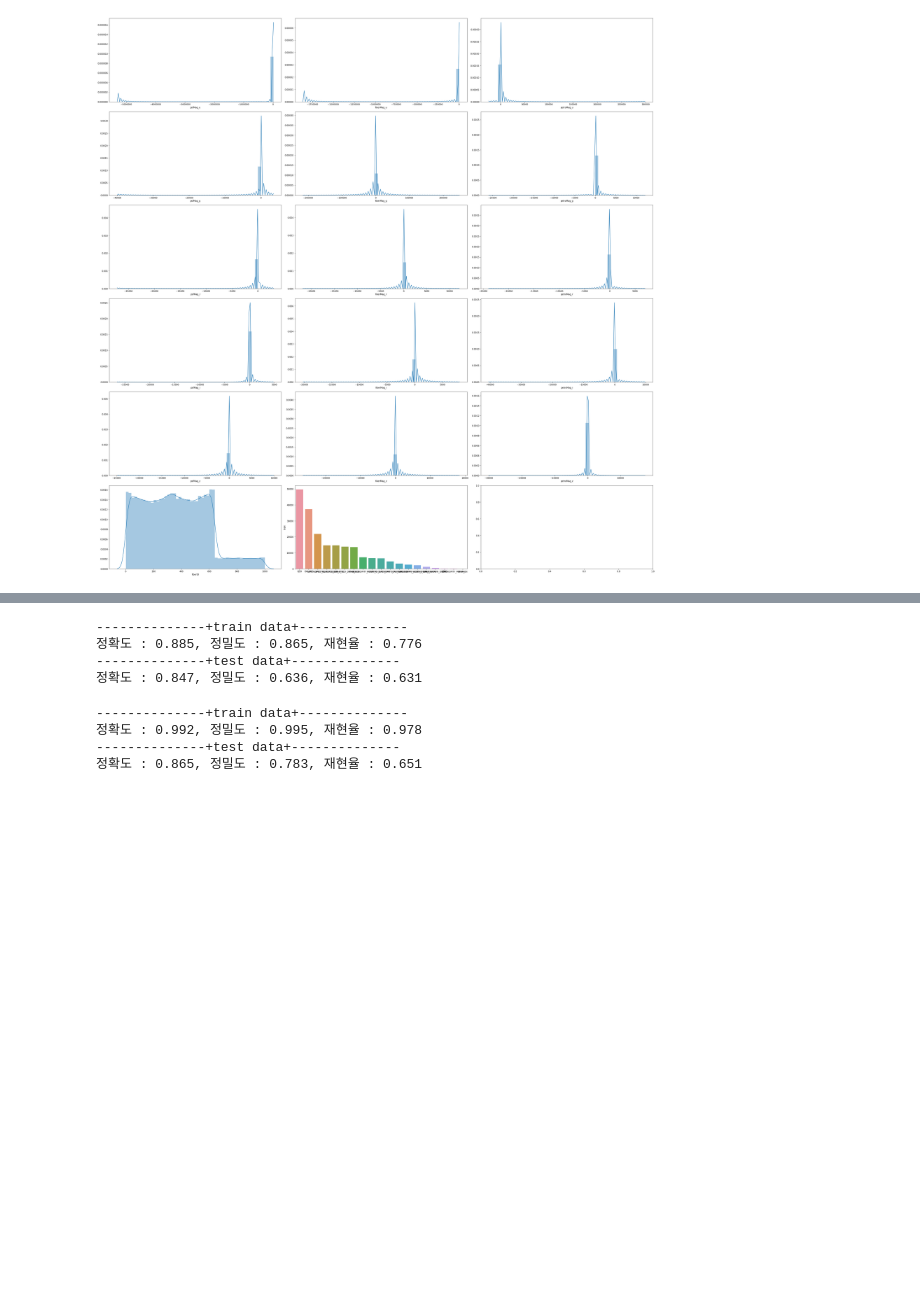
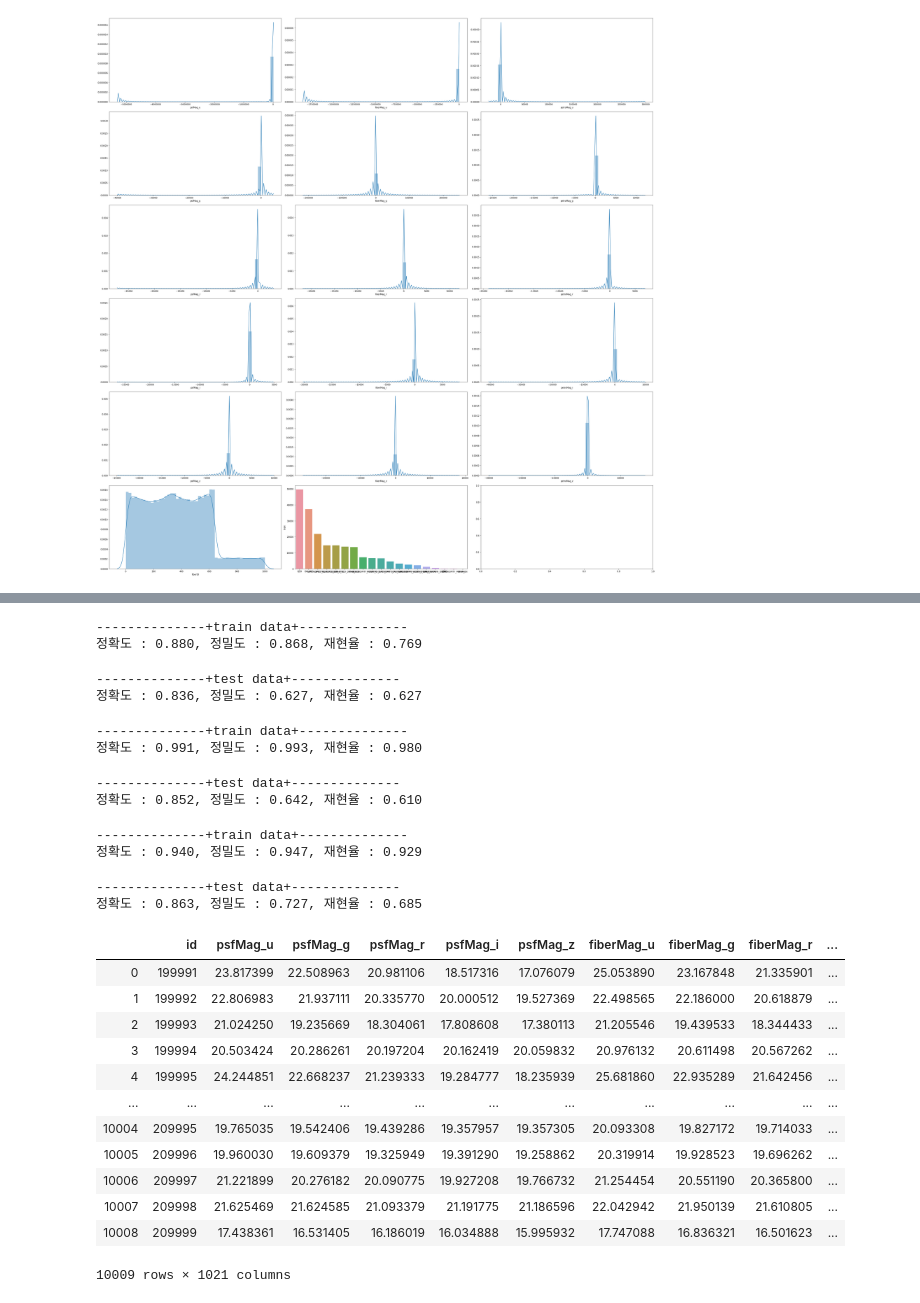
Before and after one commit to idjoopal/MLFW_study, a Jupyter notebook: Dacon/classification_universe.ipynb, the cells around one changed output, grey strips where cells are left out. Drawn from its saved outputs; the diff is of its cells as text; code cells hidden in the pictures; blank space fills up the shorter version.

```diff
--- a/Dacon/classification_universe.ipynb
+++ b/Dacon/classification_universe.ipynb
@@ -24,7 +25,7 @@ from sklearn.metrics import accuracy_score, precision_score, recall_score, f1_sc
 from sklearn.metrics import log_loss
 # %%
 # OPTION_JUPYTER
-pd.set_option('display.max_columns', 500)
+pd.set_option('display.max_columns', 1050)
 pd.set_option('display.width', 1000)
 # %%
 # LOAD dataset
@@ -108,3 +112,33 @@ def remove_outlier2(df, column, target):
     return df_d
+# %%
+def fiberIDXtoDummy(train_df, test_df):
+    train_dum = pd.get_dummies(train_df['fiberID'])
+    train_df_s = pd.merge(train_df, train_dum, left_index=True, right_index=True, how='left')
+
+    test_dum = pd.get_dummies(test_df['fiberID'])
+    test_df_s = pd.merge(test_df, test_dum, left_index=True, right_index=True, how='left')
+
+    for fibID in list(train_df_s['fiberID'].unique()):
+        if fibID not in test_dum:
+            test_df_s[fibID] = 0
+
+    train_df_s = train_df_s.drop(['fiberID'], axis=1)
+    test_df_s = test_df_s.drop(['fiberID', 'type'], axis=1)
+    return train_df_s, test_df_s
+
+def startoDummy(train_df, test_df):
+    train_dum = pd.get_dummies(train_df['fiberID'])
+    train_df_s = pd.merge(train_df, train_dum, left_index=True, right_index=True, how='left')
+
+    test_dum = pd.get_dummies(test_df['fiberID'])
+    test_df_s = pd.merge(test_df, test_dum, left_index=True, right_index=True, how='left')
+
+    for star_type in list(train_df_s['type'].unique()):
+        if star_type not in test_dum:
+            test_df_s[star_type] = 0
+
+    train_df_s = train_df_s.drop(['fiberID'], axis=1)
+    test_df_s = test_df_s.drop(['fiberID'], axis=1)
+    return train_df_s, test_df_s
 # %%
 # FUNCTION : 모델 훈련 예측
@@ -210,3 +263,5 @@ train_R = remove_outlier(train_R, 'modelMag_z')
+# %%
+train_discrete, test_discrete = fiberIDXtoDummy(train_R, test)
 # %%
 # 이상치 제거 후 Histogram
 draw_distplot(train_R)
@@ -229,19 +287,41 @@ Y = train_R['type']
 # %%
 model_tree = DecisionTreeClassifier(criterion='entropy', random_state=1, max_depth=12)
-model_pred(model_tree, X, Y)
+model_tree = train_model(model_tree, X, Y)
 # %% [output]
 --------------+train data+--------------
-정확도 : 0.885, 정밀도 : 0.865, 재현율 : 0.776
---------------+test data+--------------
-정확도 : 0.847, 정밀도 : 0.636, 재현율 : 0.631
+정확도 : 0.880, 정밀도 : 0.868, 재현율 : 0.769
+--------------+test data+--------------
+정확도 : 0.836, 정밀도 : 0.627, 재현율 : 0.627
 # %%
 model_forest = RandomForestClassifier(n_estimators=10, n_jobs=4)
-model_pred(model_forest, X, Y)
+model_forest = train_model(model_forest, X, Y)
 # %% [output]
 --------------+train data+--------------
-정확도 : 0.992, 정밀도 : 0.995, 재현율 : 0.978
---------------+test data+--------------
-정확도 : 0.865, 정밀도 : 0.783, 재현율 : 0.651
+정확도 : 0.991, 정밀도 : 0.993, 재현율 : 0.980
+--------------+test data+--------------
+정확도 : 0.852, 정밀도 : 0.642, 재현율 : 0.610
 # %%
-model_ada = AdaBoostClassifier(base_estimator=model_tree, n_estimators=10, learning_rate=0.1, random_state=1)
-model_pred(model_ada, X, Y)
+model_tree_for_ada = DecisionTreeClassifier(criterion='entropy', random_state=1, max_depth=12)
+model_ada = AdaBoostClassifier(base_estimator=model_tree_for_ada, n_estimators=10, learning_rate=0.1, random_state=1)
+model_ada = train_model(model_ada, X, Y)
+# %% [output]
+--------------+train data+--------------
+정확도 : 0.940, 정밀도 : 0.947, 재현율 : 0.929
+--------------+test data+--------------
+정확도 : 0.863, 정밀도 : 0.727, 재현율 : 0.685
+# %%
+test_discrete
+# %% [output]
+|  | id | psfMag_u | psfMag_g | psfMag_r | psfMag_i | psfMag_z | fiberMag_u | fiberMag_g | fiberMag_r | ... |
+| 0 | 199991 | 23.817399 | 22.508963 | 20.981106 | 18.517316 | 17.076079 | 25.053890 | 23.167848 | 21.335901 | ... |
+| 1 | 199992 | 22.806983 | 21.937111 | 20.335770 | 20.000512 | 19.527369 | 22.498565 | 22.186000 | 20.618879 | ... |
+| 2 | 199993 | 21.024250 | 19.235669 | 18.304061 | 17.808608 | 17.380113 | 21.205546 | 19.439533 | 18.344433 | ... |
+| 3 | 199994 | 20.503424 | 20.286261 | 20.197204 | 20.162419 | 20.059832 | 20.976132 | 20.611498 | 20.567262 | ... |
+| 4 | 199995 | 24.244851 | 22.668237 | 21.239333 | 19.284777 | 18.235939 | 25.681860 | 22.935289 | 21.642456 | ... |
+| ... | ... | ... | ... | ... | ... | ... | ... | ... | ... | ... |
+| 10004 | 209995 | 19.765035 | 19.542406 | 19.439286 | 19.357957 | 19.357305 | 20.093308 | 19.827172 | 19.714033 | ... |
+| 10005 | 209996 | 19.960030 | 19.609379 | 19.325949 | 19.391290 | 19.258862 | 20.319914 | 19.928523 | 19.696262 | ... |
+| 10006 | 209997 | 21.221899 | 20.276182 | 20.090775 | 19.927208 | 19.766732 | 21.254454 | 20.551190 | 20.365800 | ... |
+| 10007 | 209998 | 21.625469 | 21.624585 | 21.093379 | 21.191775 | 21.186596 | 22.042942 | 21.950139 | 21.610805 | ... |
+| 10008 | 209999 | 17.438361 | 16.531405 | 16.186019 | 16.034888 | 15.995932 | 17.747088 | 16.836321 | 16.501623 | ... |
+10009 rows × 1021 columns
```
Also changed, not shown: parts of 21 cells of this notebook, 2 other files.
